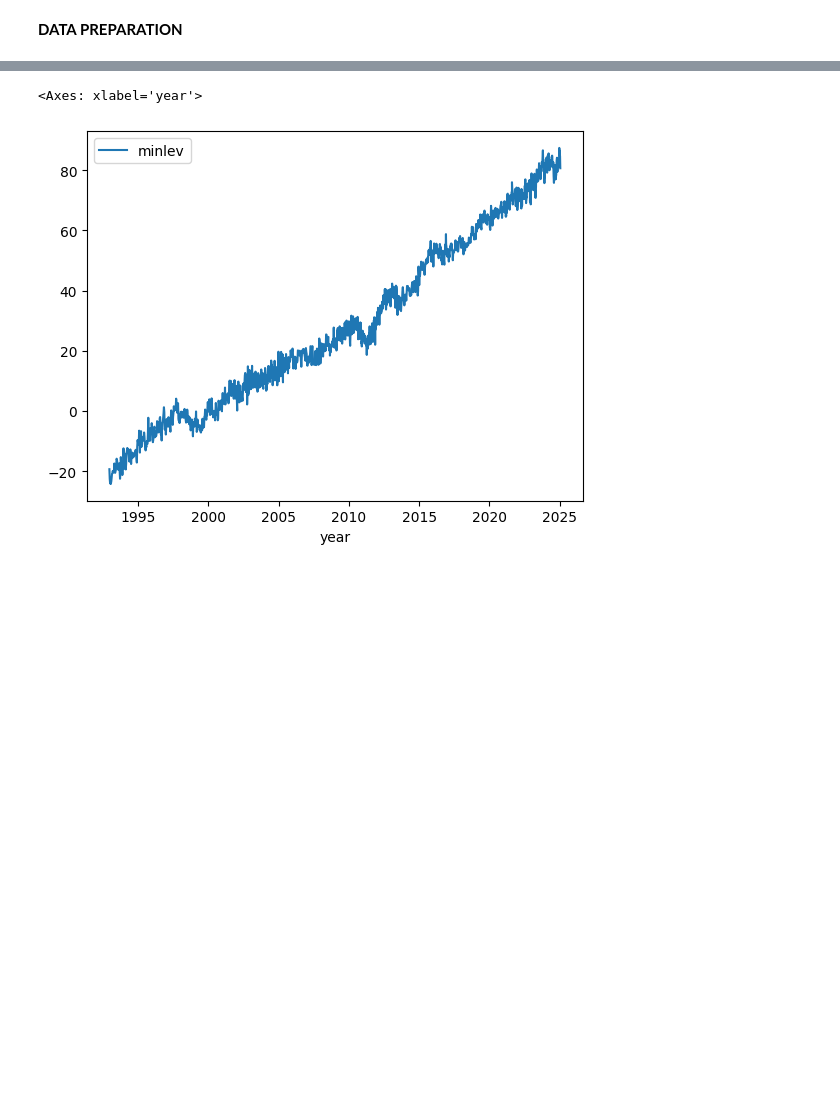
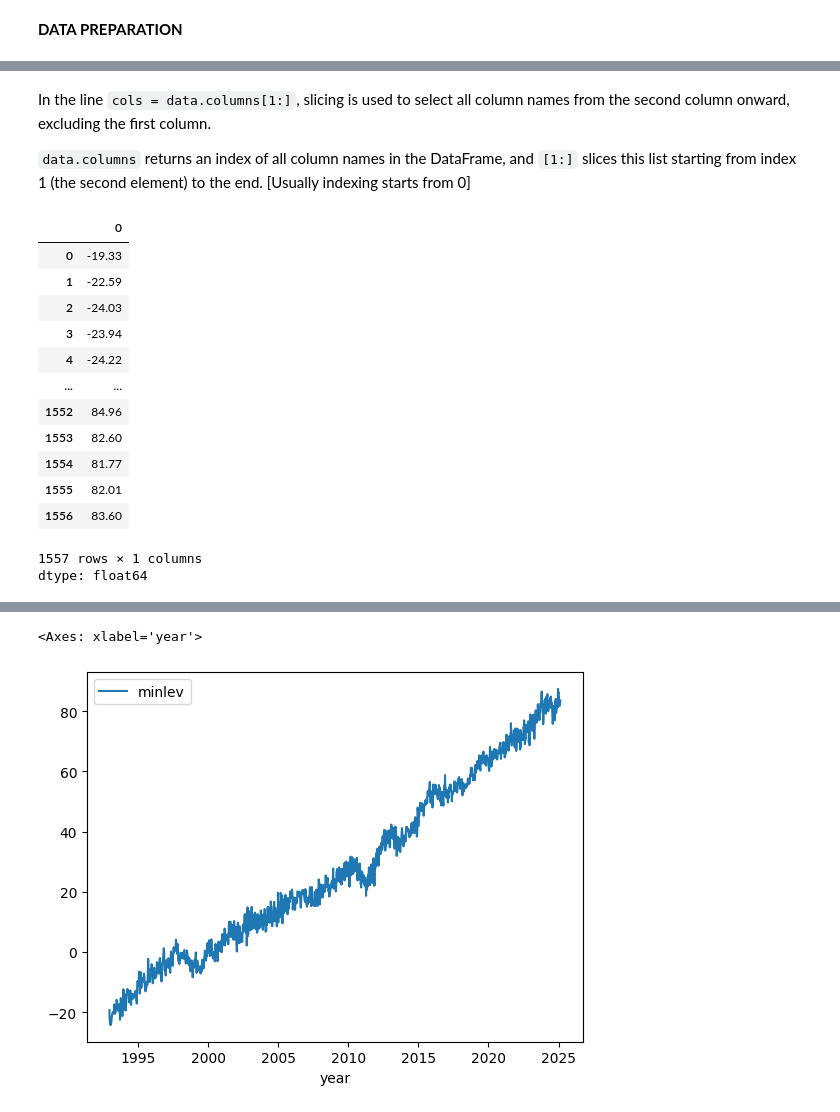
Before and after one commit to reshmitha0424/ML-SimpleLinearRegression-SeaLevelRise, a Jupyter notebook: 2_6_Copy_of_mlpp25_slr.ipynb, the cells around one changed output, grey strips where cells are left out. Cells and saved outputs as stored; diff of their text form; code cells hidden in the pictures; blank space fills up the shorter version.

```diff
--- a/2_6_Copy_of_mlpp25_slr.ipynb
+++ b/2_6_Copy_of_mlpp25_slr.ipynb
@@ -43,0 +78,21 @@ sub = data[cols]
+# %% [markdown]
+In the line `cols = data.columns[1:]`, slicing is used to select all column names from the second column onward, excluding the first column.
+
+`data.columns` returns an index of all column names in the DataFrame, and `[1:]` slices this list starting from index 1 (the second element) to the end. [Usually indexing starts from 0]
+# %%
+sub.min(axis=1)
+# %% [output]
+|  | 0 |
+| 0 | -19.33 |
+| 1 | -22.59 |
+| 2 | -24.03 |
+| 3 | -23.94 |
+| 4 | -24.22 |
+| ... | ... |
+| 1552 | 84.96 |
+| 1553 | 82.60 |
+| 1554 | 81.77 |
+| 1555 | 82.01 |
+| 1556 | 83.60 |
+1557 rows × 1 columns
+dtype: float64
```
Also changed, not shown: parts of 14 cells of this notebook.
